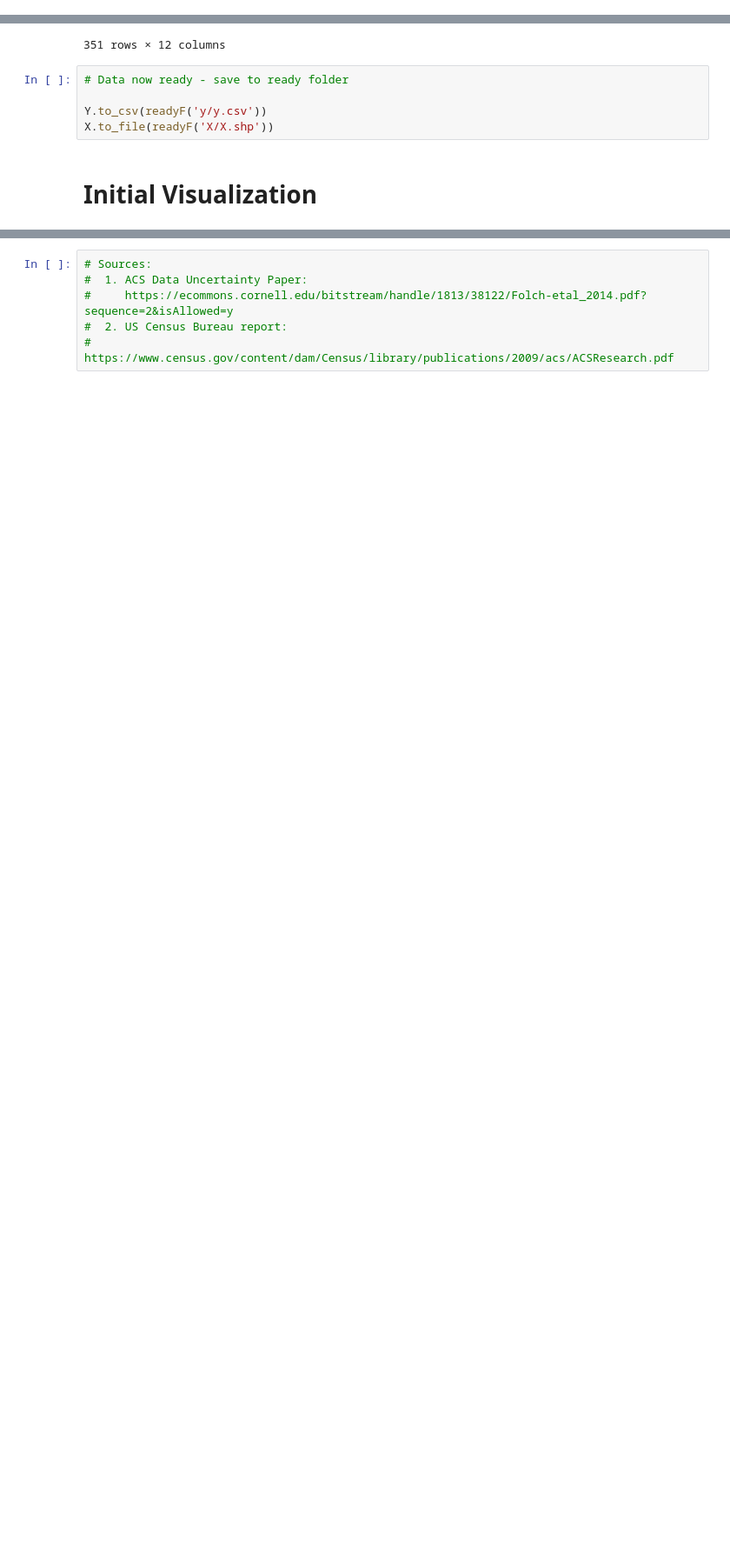
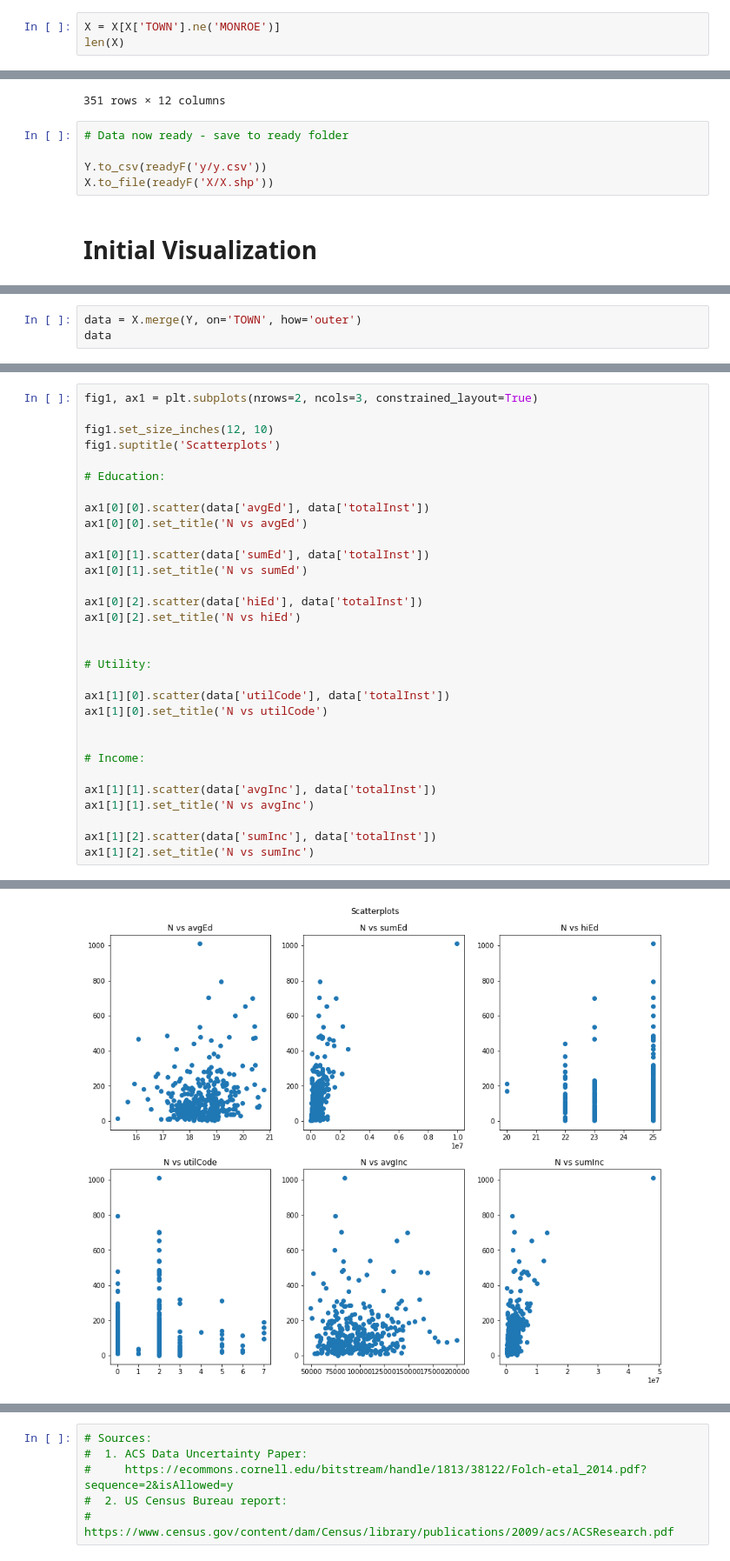
Before and after one commit to ghostpress/ee509-project, a Jupyter notebook: code/processing/dataProcNotebook.ipynb, the cells around one changed output, grey strips where cells are left out. Shown at 87% size. Cells and saved outputs as stored; diff of their text form; blank space fills up the shorter version.

Commit message:
Created scatterplots and histogram

```diff
--- a/code/processing/dataProcNotebook.ipynb
+++ b/code/processing/dataProcNotebook.ipynb
@@ -769,3 +771,6 @@ missing_data
 |  | TOWN | TOWN_ID | POP2010 | POPCH00_10 | NAME_M | geometry | sumEd | hiEd | avgEd | ELEC_LABEL | ... |
 | 55 | GOSNOLD | 109 | 75 | -11 | Block Group 6, Census Tract 2004,... | MULTIPOLYGON (((265645.623 807572... | 914 | 25 | 18.653061 | Municipal | ... |
 | 226 | MONROE | 190 | 121 | 28 | Block Group 1, Census Tract 401, ... | POLYGON ((83139.193 944145.945, 8... | 23297 | 25 | 17.334077 | Massachusetts Electric d/b/a Nati... | ... |
+# %%
+X = X[X['TOWN'].ne('MONROE')]
+len(X)
@@ -797,0 +809,3 @@ X.to_file(readyF('X/X.shp'))
+# %%
+data = X.merge(Y, on='TOWN', how='outer')
+data
@@ -797,0 +826,32 @@ X.to_file(readyF('X/X.shp'))
+# %%
+fig1, ax1 = plt.subplots(nrows=2, ncols=3, constrained_layout=True)
+
+fig1.set_size_inches(12, 10)
+fig1.suptitle('Scatterplots')
+
+# Education:
+
+ax1[0][0].scatter(data['avgEd'], data['totalInst'])
+ax1[0][0].set_title('N vs avgEd')
+
+ax1[0][1].scatter(data['sumEd'], data['totalInst'])
+ax1[0][1].set_title('N vs sumEd')
+
+ax1[0][2].scatter(data['hiEd'], data['totalInst'])
+ax1[0][2].set_title('N vs hiEd')
+
+
+# Utility:
+
+ax1[1][0].scatter(data['utilCode'], data['totalInst'])
+ax1[1][0].set_title('N vs utilCode')
+
+
+# Income:
+
+ax1[1][1].scatter(data['avgInc'], data['totalInst'])
+ax1[1][1].set_title('N vs avgInc')
+
+ax1[1][2].scatter(data['sumInc'], data['totalInst'])
+ax1[1][2].set_title('N vs sumInc')
+# %% [output]
@@ -797,0 +859 @@ X.to_file(readyF('X/X.shp'))
+[figure, added]
```
Also changed, not shown: parts of 6 cells of this notebook.
